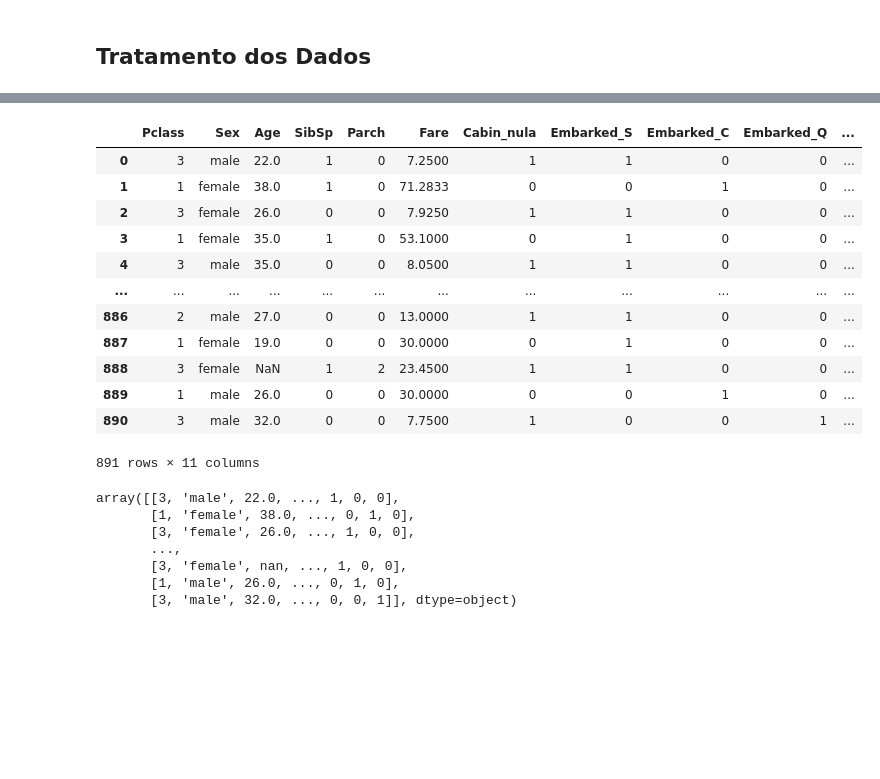
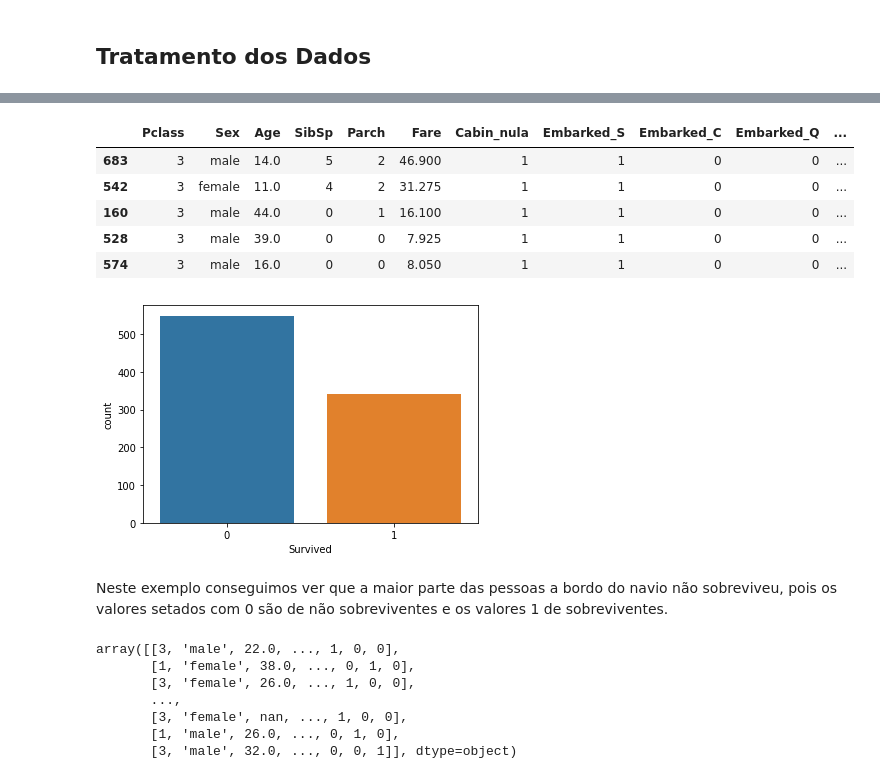
Before and after one commit to RafaelLopes01/titanic-kaggle, a Jupyter notebook: titanic-kaggle.ipynb, the cells around one changed output, grey strips where cells are left out. Drawn from its saved outputs; the diff is of its cells as text; code cells hidden in the pictures; blank space fills up the shorter version.

```diff
--- a/titanic-kaggle.ipynb
+++ b/titanic-kaggle.ipynb
@@ -74,19 +119,19 @@ dados_test
 # %%
-train
+train.sample(5)
 # %% [output]
 |  | Pclass | Sex | Age | SibSp | Parch | Fare | Cabin_nula | Embarked_S | Embarked_C | Embarked_Q | ... |
-| 0 | 3 | male | 22.0 | 1 | 0 | 7.2500 | 1 | 1 | 0 | 0 | ... |
-| 1 | 1 | female | 38.0 | 1 | 0 | 71.2833 | 0 | 0 | 1 | 0 | ... |
-| 2 | 3 | female | 26.0 | 0 | 0 | 7.9250 | 1 | 1 | 0 | 0 | ... |
-| 3 | 1 | female | 35.0 | 1 | 0 | 53.1000 | 0 | 1 | 0 | 0 | ... |
-| 4 | 3 | male | 35.0 | 0 | 0 | 8.0500 | 1 | 1 | 0 | 0 | ... |
-| ... | ... | ... | ... | ... | ... | ... | ... | ... | ... | ... | ... |
-| 886 | 2 | male | 27.0 | 0 | 0 | 13.0000 | 1 | 1 | 0 | 0 | ... |
-| 887 | 1 | female | 19.0 | 0 | 0 | 30.0000 | 0 | 1 | 0 | 0 | ... |
-| 888 | 3 | female | NaN | 1 | 2 | 23.4500 | 1 | 1 | 0 | 0 | ... |
-| 889 | 1 | male | 26.0 | 0 | 0 | 30.0000 | 0 | 0 | 1 | 0 | ... |
-| 890 | 3 | male | 32.0 | 0 | 0 | 7.7500 | 1 | 0 | 0 | 1 | ... |
+| 683 | 3 | male | 14.0 | 5 | 2 | 46.900 | 1 | 1 | 0 | 0 | ... |
+| 542 | 3 | female | 11.0 | 4 | 2 | 31.275 | 1 | 1 | 0 | 0 | ... |
+| 160 | 3 | male | 44.0 | 0 | 1 | 16.100 | 1 | 1 | 0 | 0 | ... |
+| 528 | 3 | male | 39.0 | 0 | 0 | 7.925 | 1 | 1 | 0 | 0 | ... |
+| 574 | 3 | male | 16.0 | 0 | 0 | 8.050 | 1 | 1 | 0 | 0 | ... |
-891 rows × 11 columns
+# %%
+# MORTOS X SOBREVIVENTES NA BASE DE TREINO
+ax = sns.countplot(x=train.Survived)
+# %% [output]
+[figure, added]
+# %% [markdown]
+Neste exemplo conseguimos ver que a maior parte das pessoas a bordo do navio não sobreviveu, pois os valores setados com 0 são de não sobreviventes e os valores 1 de sobreviventes.
 # %%
 # DIVISÃO DO DATASET ENTRE PREVISORES E CLASSE.
 previsores = train.iloc[: , 0:10].values
```
Also changed, not shown: parts of 20 cells of this notebook.
